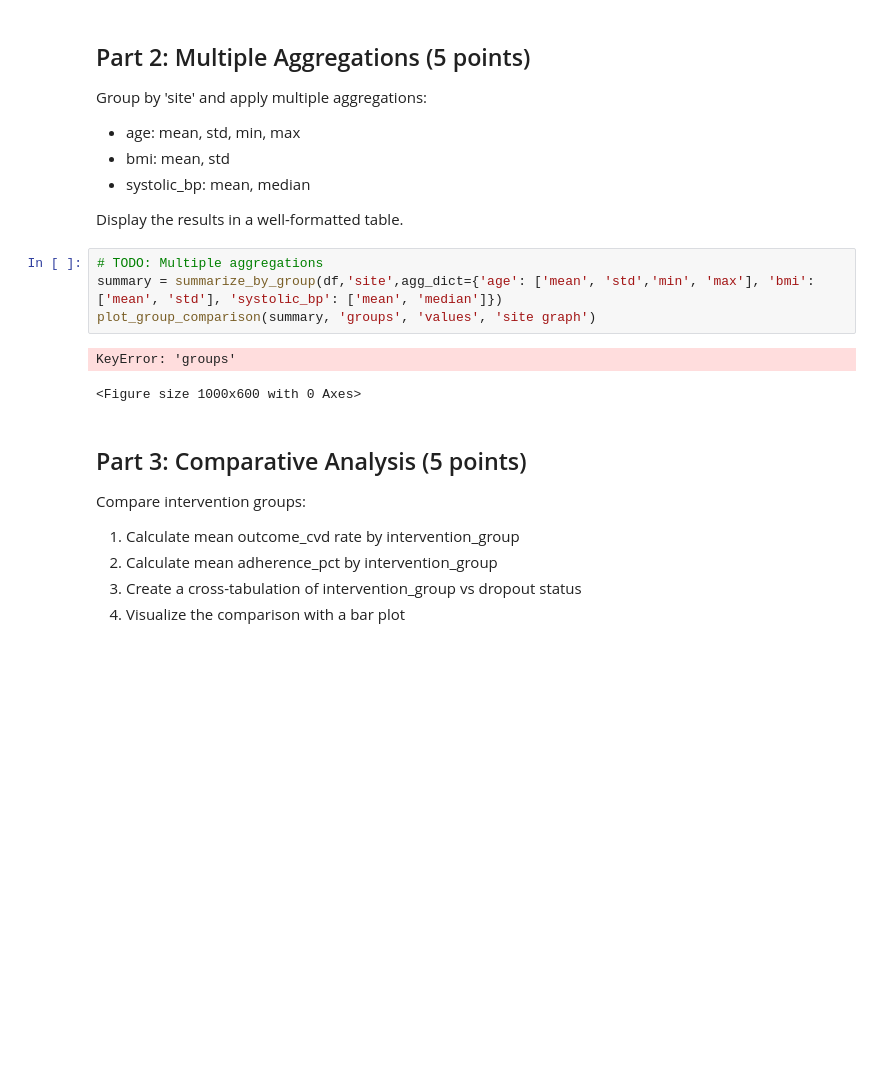
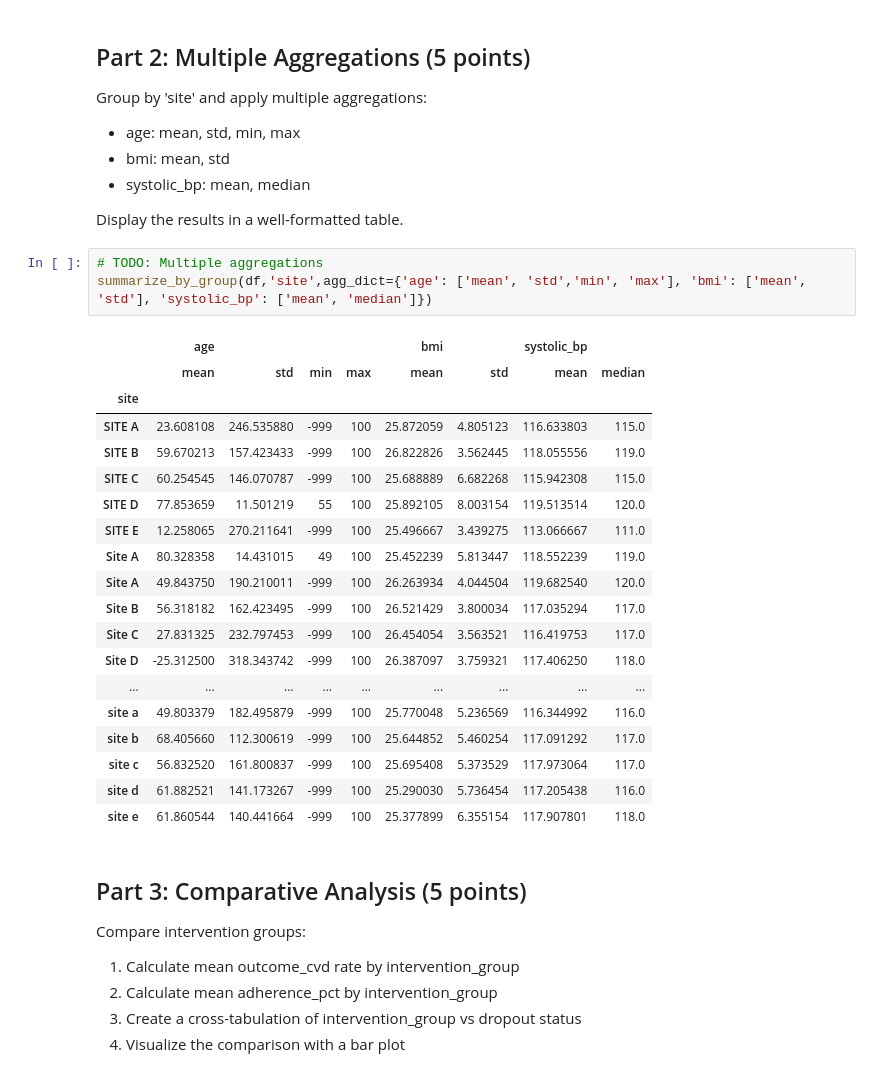
Before and after one commit to UCSF-DataSci/ds217-midterm-Dellaraam, a Jupyter notebook: q7_aggregation.ipynb, the cells around one changed output. Saved outputs shown, nothing was run; the diff lists cells and outputs as text; blank space fills up the shorter version.

```diff
--- a/q7_aggregation.ipynb
+++ b/q7_aggregation.ipynb
@@ -105,11 +134,27 @@ Group by 'site' and apply multiple aggregations:
 Display the results in a well-formatted table.
 # %%
 # TODO: Multiple aggregations
-summary = summarize_by_group(df,'site',agg_dict={'age': ['mean', 'std','min', 'max'], 'bmi': ['mean', 'std'], 'systolic_bp': ['mean', 'median']})
-plot_group_comparison(summary, 'groups', 'values', 'site graph')
+summarize_by_group(df,'site',agg_dict={'age': ['mean', 'std','min', 'max'], 'bmi': ['mean', 'std'], 'systolic_bp': ['mean', 'median']})
 # %% [output]
-KeyError: 'groups'
-<Figure size 1000x600 with 0 Axes>
+|  | age |  |  |  | bmi |  | systolic_bp |  |
+|  | mean | std | min | max | mean | std | mean | median |
+| site |  |  |  |  |  |  |  |  |
+| SITE A | 23.608108 | 246.535880 | -999 | 100 | 25.872059 | 4.805123 | 116.633803 | 115.0 |
+| SITE B | 59.670213 | 157.423433 | -999 | 100 | 26.822826 | 3.562445 | 118.055556 | 119.0 |
+| SITE C | 60.254545 | 146.070787 | -999 | 100 | 25.688889 | 6.682268 | 115.942308 | 115.0 |
+| SITE D | 77.853659 | 11.501219 | 55 | 100 | 25.892105 | 8.003154 | 119.513514 | 120.0 |
+| SITE E | 12.258065 | 270.211641 | -999 | 100 | 25.496667 | 3.439275 | 113.066667 | 111.0 |
+| Site A | 80.328358 | 14.431015 | 49 | 100 | 25.452239 | 5.813447 | 118.552239 | 119.0 |
+| Site A | 49.843750 | 190.210011 | -999 | 100 | 26.263934 | 4.044504 | 119.682540 | 120.0 |
+| Site B | 56.318182 | 162.423495 | -999 | 100 | 26.521429 | 3.800034 | 117.035294 | 117.0 |
+| Site C | 27.831325 | 232.797453 | -999 | 100 | 26.454054 | 3.563521 | 116.419753 | 117.0 |
+| Site D | -25.312500 | 318.343742 | -999 | 100 | 26.387097 | 3.759321 | 117.406250 | 118.0 |
+| ... | ... | ... | ... | ... | ... | ... | ... | ... |
+| site a | 49.803379 | 182.495879 | -999 | 100 | 25.770048 | 5.236569 | 116.344992 | 116.0 |
+| site b | 68.405660 | 112.300619 | -999 | 100 | 25.644852 | 5.460254 | 117.091292 | 117.0 |
+| site c | 56.832520 | 161.800837 | -999 | 100 | 25.695408 | 5.373529 | 117.973064 | 117.0 |
+| site d | 61.882521 | 141.173267 | -999 | 100 | 25.290030 | 5.736454 | 117.205438 | 116.0 |
+| site e | 61.860544 | 140.441664 | -999 | 100 | 25.377899 | 6.355154 | 117.907801 | 118.0 |
 # %% [markdown]
 ## Part 3: Comparative Analysis (5 points)
 
```
Also changed, not shown: parts of 4 cells of this notebook, 2 other files.
